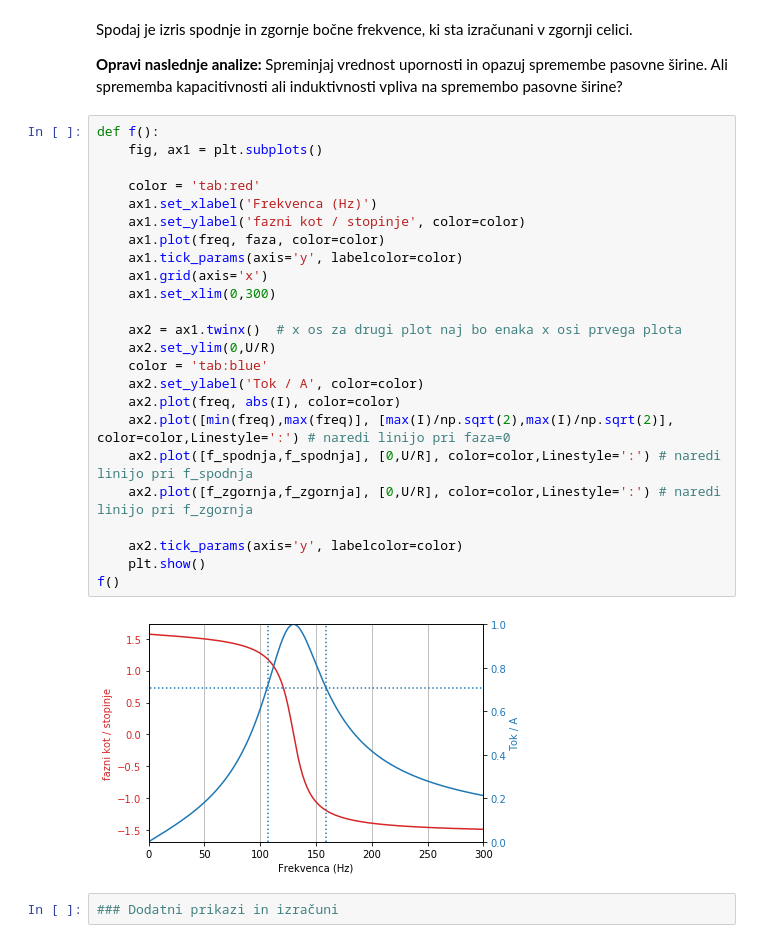
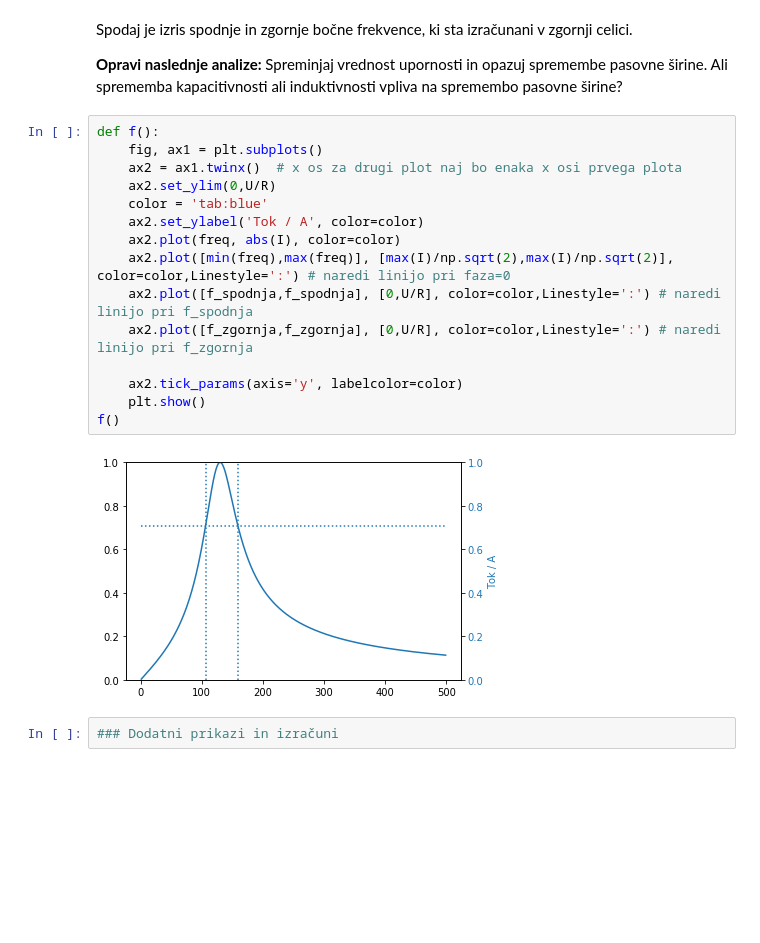
Before and after one commit to osnove/Dodatno, a Jupyter notebook: Obravnava_resonancnega_pojava.ipynb, the cells around one changed output. Drawn from its saved outputs; the diff is of its cells as text; blank space fills up the shorter version.

```diff
--- a/Obravnava_resonancnega_pojava.ipynb
+++ b/Obravnava_resonancnega_pojava.ipynb
@@ -386,29 +387,20 @@ Spodaj je izris spodnje in zgornje bočne frekvence, ki sta izračunani v zgornj
 # %%
 def f():
     fig, ax1 = plt.subplots()
-
-    color = 'tab:red'
-    ax1.set_xlabel('Frekvenca (Hz)')
-    ax1.set_ylabel('fazni kot / stopinje', color=color)
-    ax1.plot(freq, faza, color=color)
-    ax1.tick_params(axis='y', labelcolor=color)
-    ax1.grid(axis='x')
-    ax1.set_xlim(0,300)
-
     ax2 = ax1.twinx()  # x os za drugi plot naj bo enaka x osi prvega plota
     ax2.set_ylim(0,U/R)
     color = 'tab:blue'
     ax2.set_ylabel('Tok / A', color=color)
     ax2.plot(freq, abs(I), color=color)
     ax2.plot([min(freq),max(freq)], [max(I)/np.sqrt(2),max(I)/np.sqrt(2)], color=color,Linestyle=':') # naredi linijo pri faza=0
     ax2.plot([f_spodnja,f_spodnja], [0,U/R], color=color,Linestyle=':') # naredi linijo pri f_spodnja
     ax2.plot([f_zgornja,f_zgornja], [0,U/R], color=color,Linestyle=':') # naredi linijo pri f_zgornja
 
     ax2.tick_params(axis='y', labelcolor=color)
     plt.show()
 f()
 # %% [output]
-[figure, old version]
+[figure, new version]
 # %%
 ### Dodatni prikazi in izračuni
 # %% [markdown]
```
Also changed, not shown: parts of 4 cells of this notebook.
